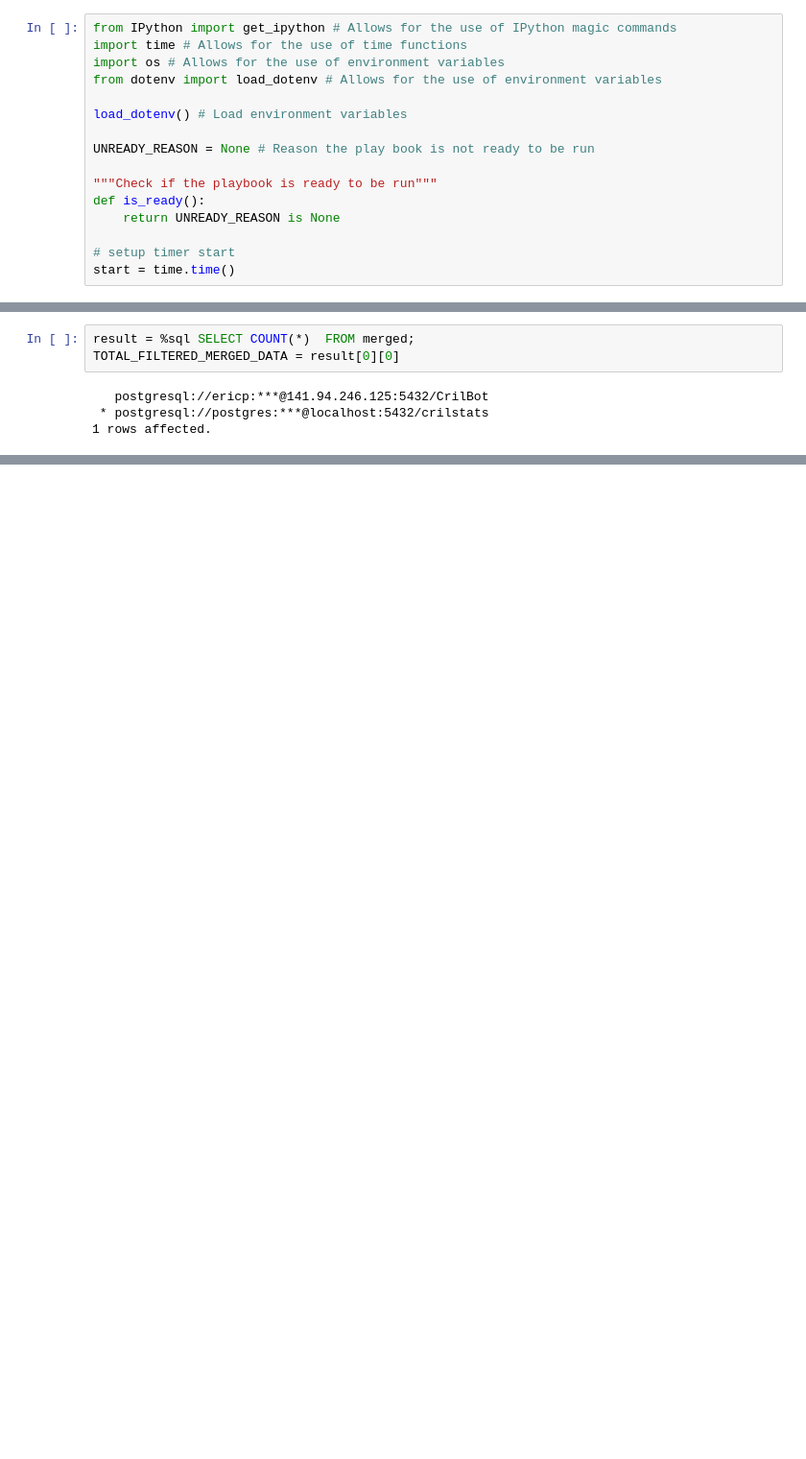
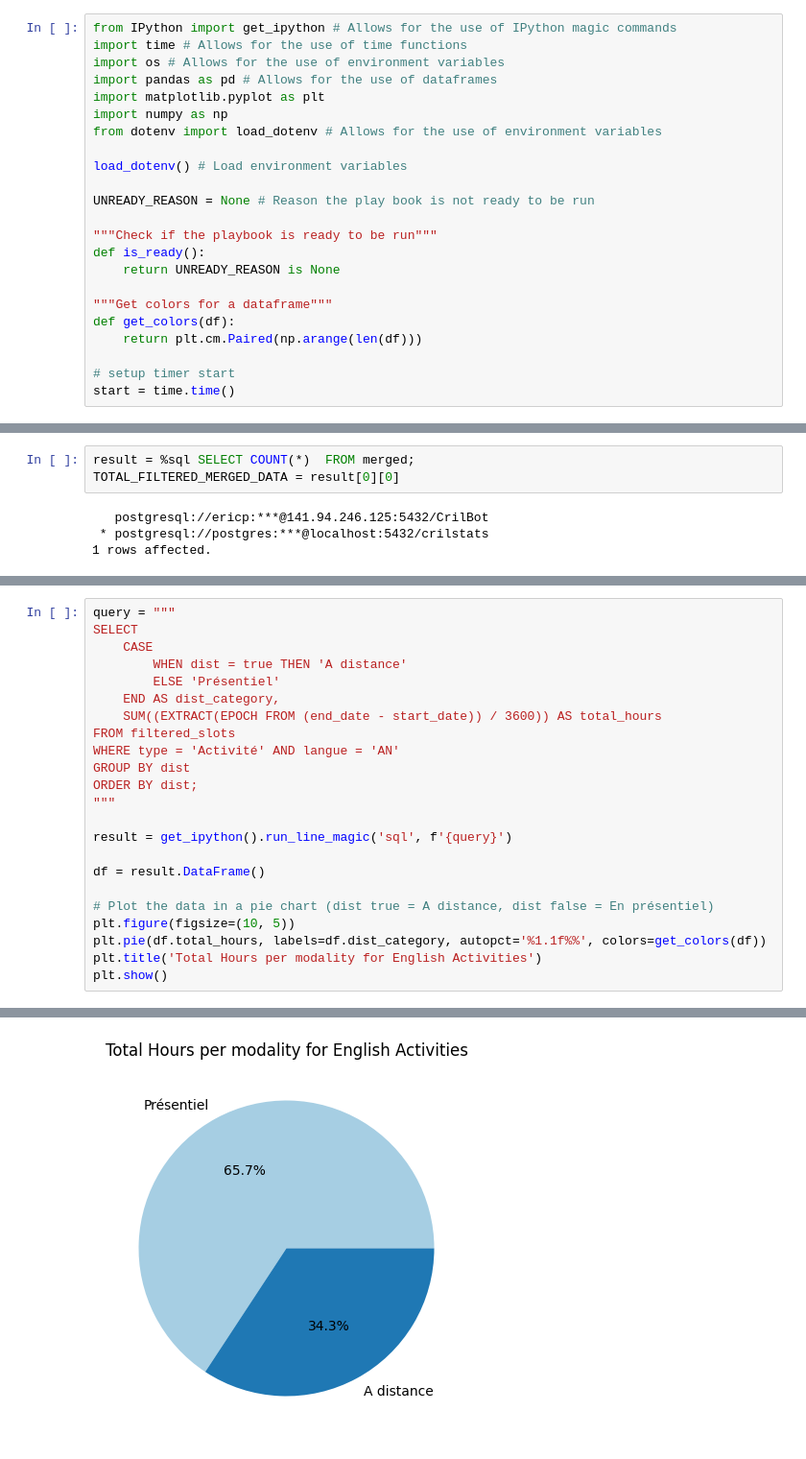
Before and after one commit to Eric-Philippe/CrilStats, a Jupyter notebook: playbook.ipynb, the cells around one changed output, grey strips where cells are left out. Shown at 96% size. Saved outputs shown, nothing was run; the diff lists cells and outputs as text; blank space fills up the shorter version.

```diff
--- a/playbook.ipynb
+++ b/playbook.ipynb
@@ -12,6 +12,9 @@ Ceci est une introduction
 from IPython import get_ipython # Allows for the use of IPython magic commands
 import time # Allows for the use of time functions
 import os # Allows for the use of environment variables
+import pandas as pd # Allows for the use of dataframes
+import matplotlib.pyplot as plt
+import numpy as np
 from dotenv import load_dotenv # Allows for the use of environment variables
 
 load_dotenv() # Load environment variables
@@ -22,6 +25,10 @@ UNREADY_REASON = None # Reason the play book is not ready to be run
 def is_ready():
     return UNREADY_REASON is None
 
+"""Get colors for a dataframe"""
+def get_colors(df):
+    return plt.cm.Paired(np.arange(len(df)))
+
 # setup timer start
 start = time.time()
 # %% [markdown]
@@ -158,0 +378,24 @@ print(f"📊 | Percentage of filtered data: {res:.2f}%")
+# %%
+query = """
+SELECT
+    CASE
+        WHEN dist = true THEN 'A distance'
+        ELSE 'Présentiel'
+    END AS dist_category,
+    SUM((EXTRACT(EPOCH FROM (end_date - start_date)) / 3600)) AS total_hours
+FROM filtered_slots
+WHERE type = 'Activité' AND langue = 'AN'
+GROUP BY dist
+ORDER BY dist;
+"""
+
+result = get_ipython().run_line_magic('sql', f'{query}')
+
+df = result.DataFrame()
+
+# Plot the data in a pie chart (dist true = A distance, dist false = En présentiel)
+plt.figure(figsize=(10, 5))
+plt.pie(df.total_hours, labels=df.dist_category, autopct='%1.1f%%', colors=get_colors(df))
+plt.title('Total Hours per modality for English Activities')
+plt.show()
+# %% [output]
@@ -158,0 +405 @@ print(f"📊 | Percentage of filtered data: {res:.2f}%")
+[figure, added]
```
Also changed, not shown: parts of 96 cells of this notebook, 1 other file.
